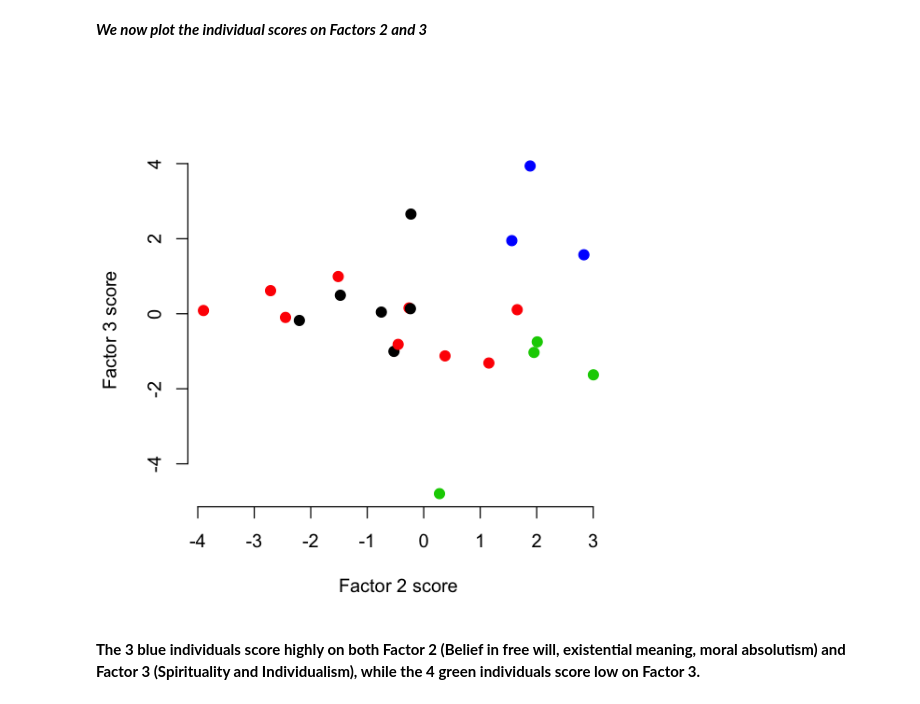
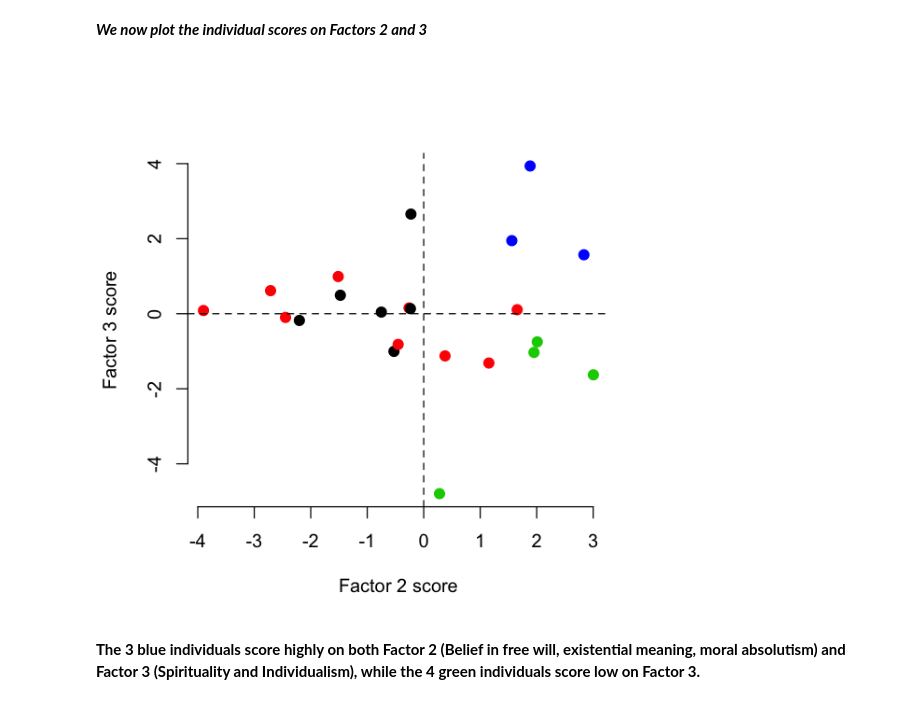
Before and after one commit to claussian/core-beliefs, a Jupyter notebook: Core beliefs questionnaire factor analysis.ipynb, the cells around one changed output. Cells and saved outputs as stored; diff of their text form; code cells hidden in the pictures.

```diff
--- a/Core beliefs questionnaire factor analysis.ipynb
+++ b/Core beliefs questionnaire factor analysis.ipynb
@@ -138,9 +139,10 @@ plot(bpc$scores[,1],bpc$scores[,2],col=p$clustering,pch=19,bty='n',cex=1.2,
 # %%
 options(repr.plot.width=5, repr.plot.height=5)
 plot(bpc$scores[,2],bpc$scores[,3],col=p$clustering,pch=19,bty='n',cex=1.2,
     xlab='Factor 2 score', ylab='Factor 3 score')
+abline(v=0,h=0,lty=2)
 # %% [output]
-[figure, old version]
+[figure, new version]
 # %% [markdown]
 **The 3 blue individuals score highly on both Factor 2 (Belief in free will, existential meaning, moral absolutism) and Factor 3 (Spirituality and Individualism), while the 4 green individuals score low on Factor 3.**
 # %% [markdown]
```
Also changed, not shown: parts of 2 cells of this notebook.
